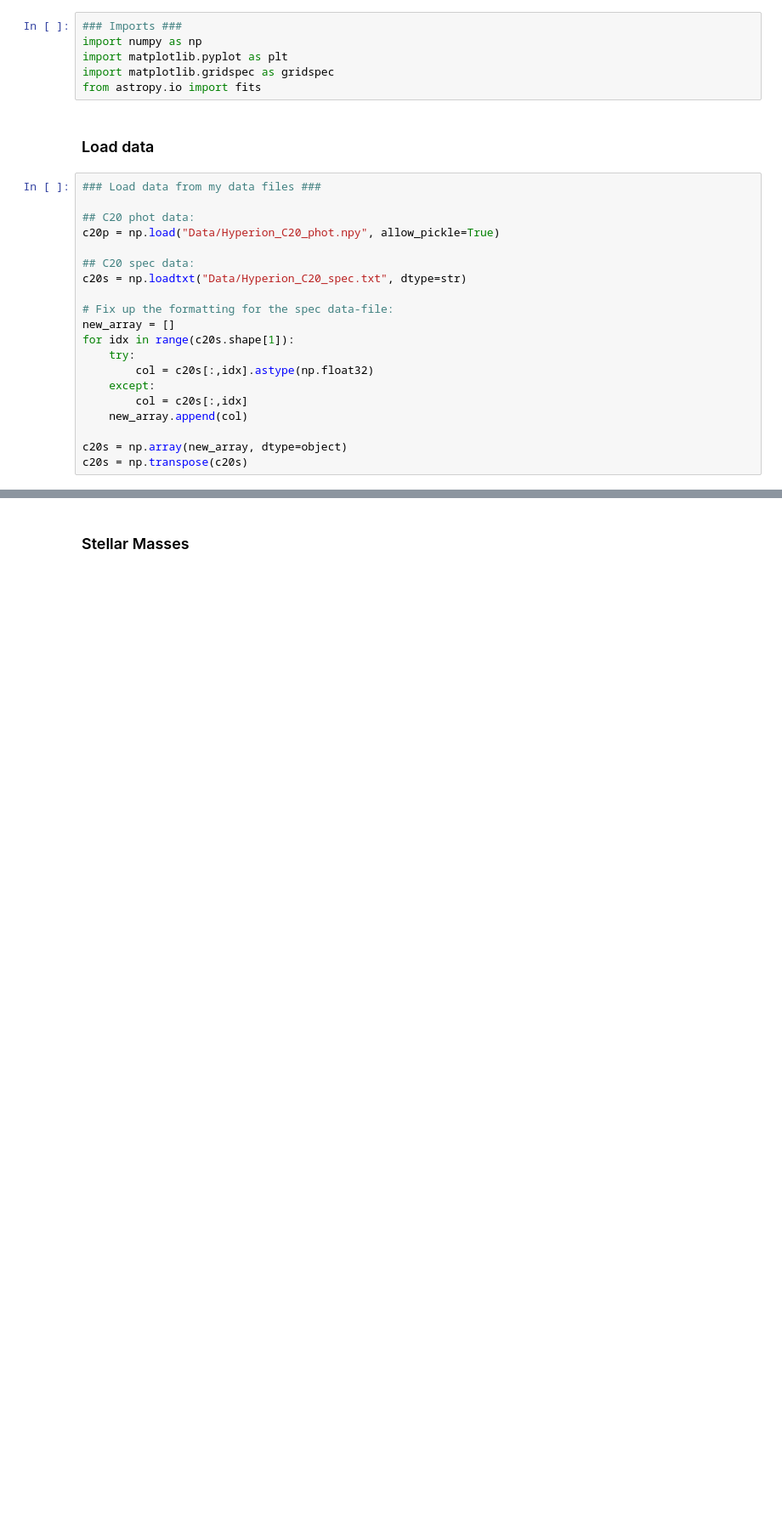
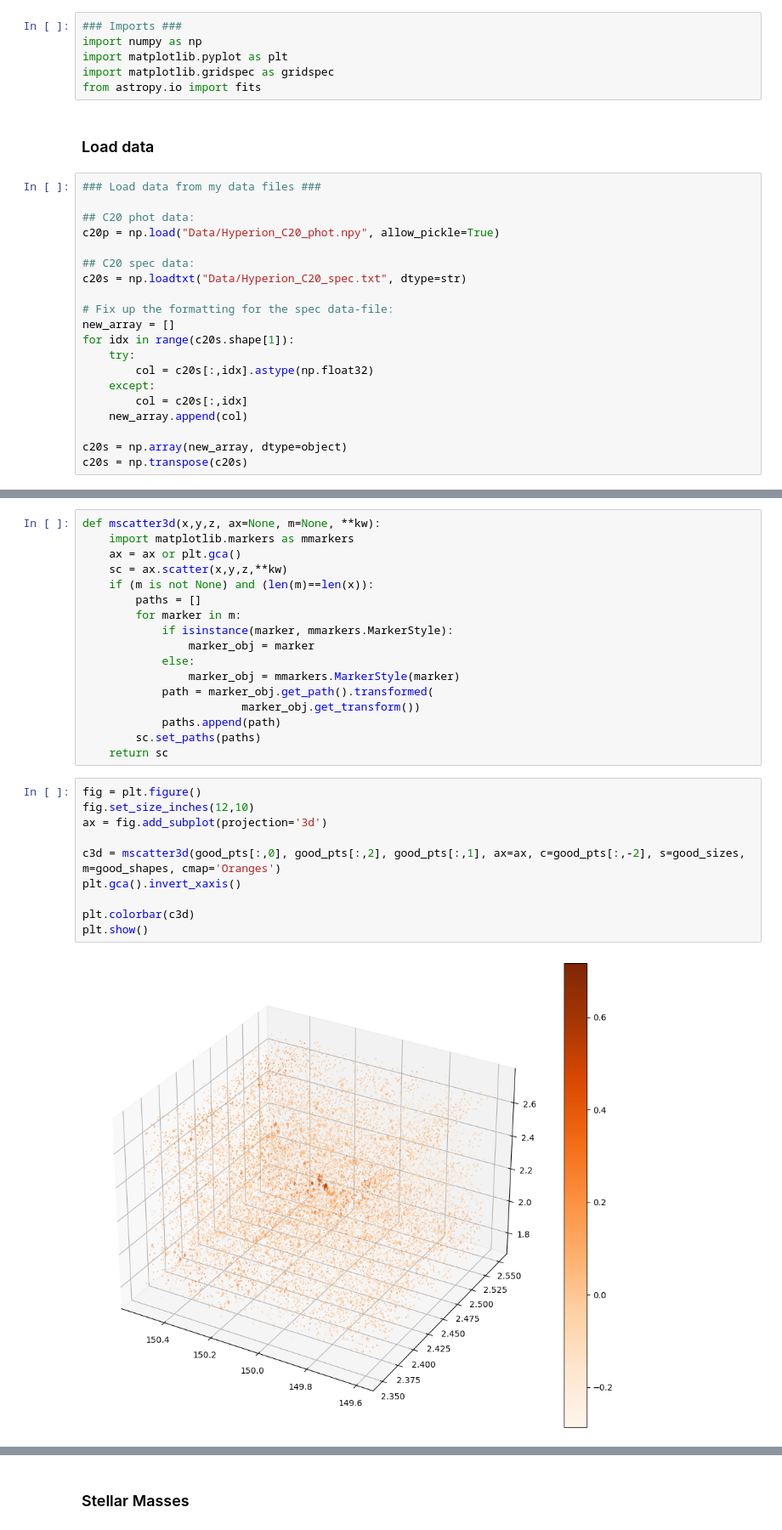
Before and after one commit to dereksikorski/699_1, a Jupyter notebook: DataAnalysis.ipynb, the cells around one changed output, grey strips where cells are left out. Shown at 85% size. Drawn from its saved outputs; the diff is of its cells as text; blank space fills up the shorter version.

```diff
--- a/DataAnalysis.ipynb
+++ b/DataAnalysis.ipynb
@@ -32,0 +100,29 @@ c20s = np.transpose(c20s)
+# %%
+def mscatter3d(x,y,z, ax=None, m=None, **kw):
+    import matplotlib.markers as mmarkers
+    ax = ax or plt.gca()
+    sc = ax.scatter(x,y,z,**kw)
+    if (m is not None) and (len(m)==len(x)):
+        paths = []
+        for marker in m:
+            if isinstance(marker, mmarkers.MarkerStyle):
+                marker_obj = marker
+            else:
+                marker_obj = mmarkers.MarkerStyle(marker)
+            path = marker_obj.get_path().transformed(
+                        marker_obj.get_transform())
+            paths.append(path)
+        sc.set_paths(paths)
+    return sc
+# %%
+fig = plt.figure()
+fig.set_size_inches(12,10)
+ax = fig.add_subplot(projection='3d')
+
+c3d = mscatter3d(good_pts[:,0], good_pts[:,2], good_pts[:,1], ax=ax, c=good_pts[:,-2], s=good_sizes, m=good_shapes, cmap='Oranges')
+plt.gca().invert_xaxis()
+
+plt.colorbar(c3d)
+plt.show()
+# %% [output]
+[figure, added]
```
Also changed, not shown: parts of 7 cells of this notebook, 1 other file.
